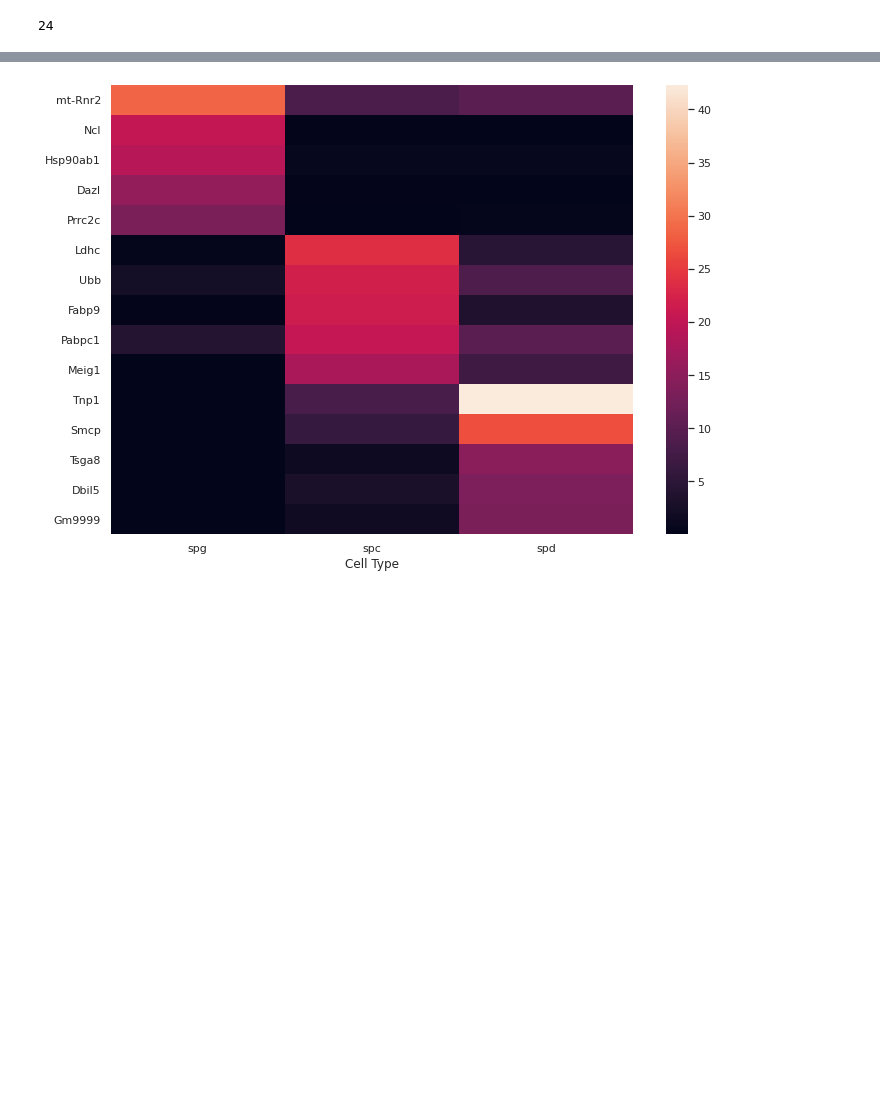
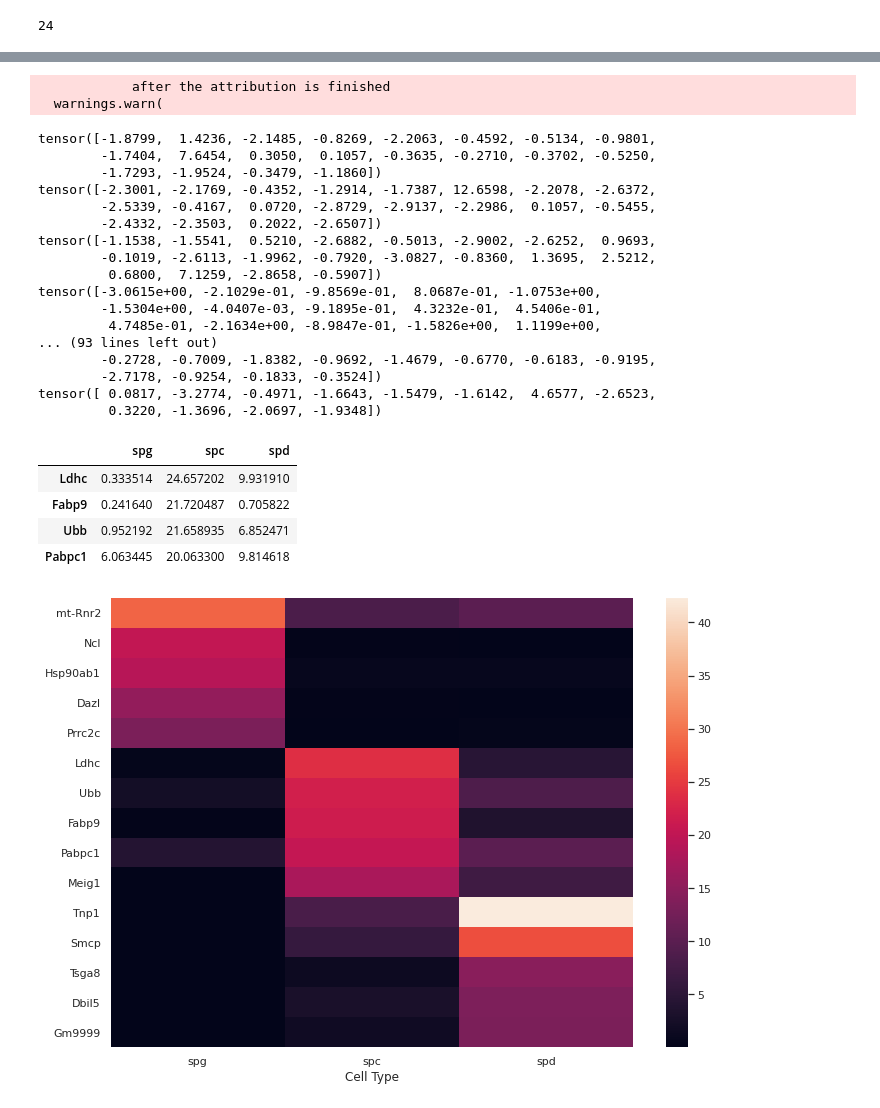
Before and after one commit to lewinsohndp/scSHARP, a Jupyter notebook: jung_results.ipynb, the cells around one changed output, grey strips where cells are left out. Saved outputs shown, nothing was run; the diff lists cells and outputs as text; code cells hidden in the pictures; blank space fills up the shorter version.

```diff
--- a/jung_results.ipynb
+++ b/jung_results.ipynb
@@ -262,3 +280,40 @@ scale_int_df.sort_values("spc", ascending=False).head(4)
+# %%
+#relu deeplift
+int_df = sharp.run_interpretation()
+
+int_df.columns = keys
+reorg_keys = ["spg","spc","spd"]
+int_df = int_df[reorg_keys]
+int_df = int_df.abs()
+scale_int_df = pd.DataFrame(preprocessing.scale(int_df, with_mean=False))
+scale_int_df.columns = int_df.columns
+scale_int_df.index = int_df.index
+scale_int_df.sort_values("spc", ascending=False).head(4)
+# %% [output]
+            after the attribution is finished
+  warnings.warn(
+tensor([-1.8799,  1.4236, -2.1485, -0.8269, -2.2063, -0.4592, -0.5134, -0.9801,
+        -1.7404,  7.6454,  0.3050,  0.1057, -0.3635, -0.2710, -0.3702, -0.5250,
+        -1.7293, -1.9524, -0.3479, -1.1860])
+tensor([-2.3001, -2.1769, -0.4352, -1.2914, -1.7387, 12.6598, -2.2078, -2.6372,
+        -2.5339, -0.4167,  0.0720, -2.8729, -2.9137, -2.2986,  0.1057, -0.5455,
+        -2.4332, -2.3503,  0.2022, -2.6507])
+tensor([-1.1538, -1.5541,  0.5210, -2.6882, -0.5013, -2.9002, -2.6252,  0.9693,
+        -0.1019, -2.6113, -1.9962, -0.7920, -3.0827, -0.8360,  1.3695,  2.5212,
+         0.6800,  7.1259, -2.8658, -0.5907])
+tensor([-3.0615e+00, -2.1029e-01, -9.8569e-01,  8.0687e-01, -1.0753e+00,
+        -1.5304e+00, -4.0407e-03, -9.1895e-01,  4.3232e-01,  4.5406e-01,
+         4.7485e-01, -2.1634e+00, -8.9847e-01, -1.5826e+00,  1.1199e+00,
+... (93 lines left out)
+        -0.2728, -0.7009, -1.8382, -0.9692, -1.4679, -0.6770, -0.6183, -0.9195,
+        -2.7178, -0.9254, -0.1833, -0.3524])
+tensor([ 0.0817, -3.2774, -0.4971, -1.6643, -1.5479, -1.6142,  4.6577, -2.6523,
+         0.3220, -1.3696, -2.0697, -1.9348])
+|  | spg | spc | spd |
+| Ldhc | 0.333514 | 24.657202 | 9.931910 |
+| Fabp9 | 0.241640 | 21.720487 | 0.705822 |
+| Ubb | 0.952192 | 21.658935 | 6.852471 |
+| Pabpc1 | 6.063445 | 20.063300 | 9.814618 |
 # %%
 scale_int_df.to_csv("jung_interpretation.csv")
 # %%
```
Also changed, not shown: parts of 3 cells of this notebook, 4 other files.
